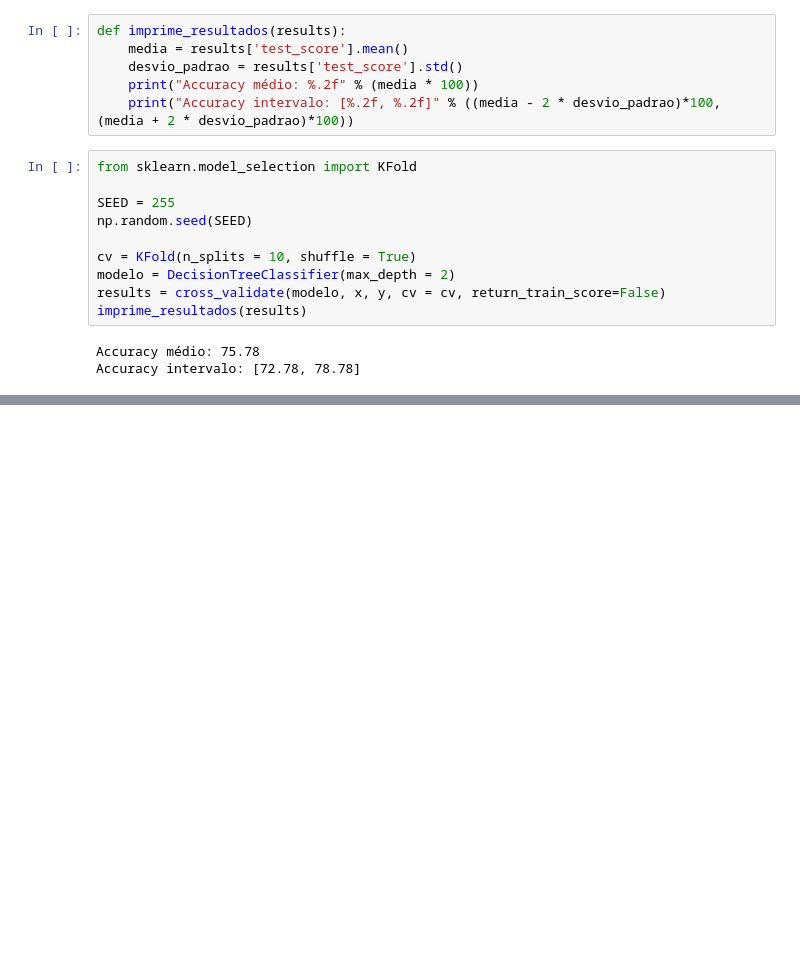
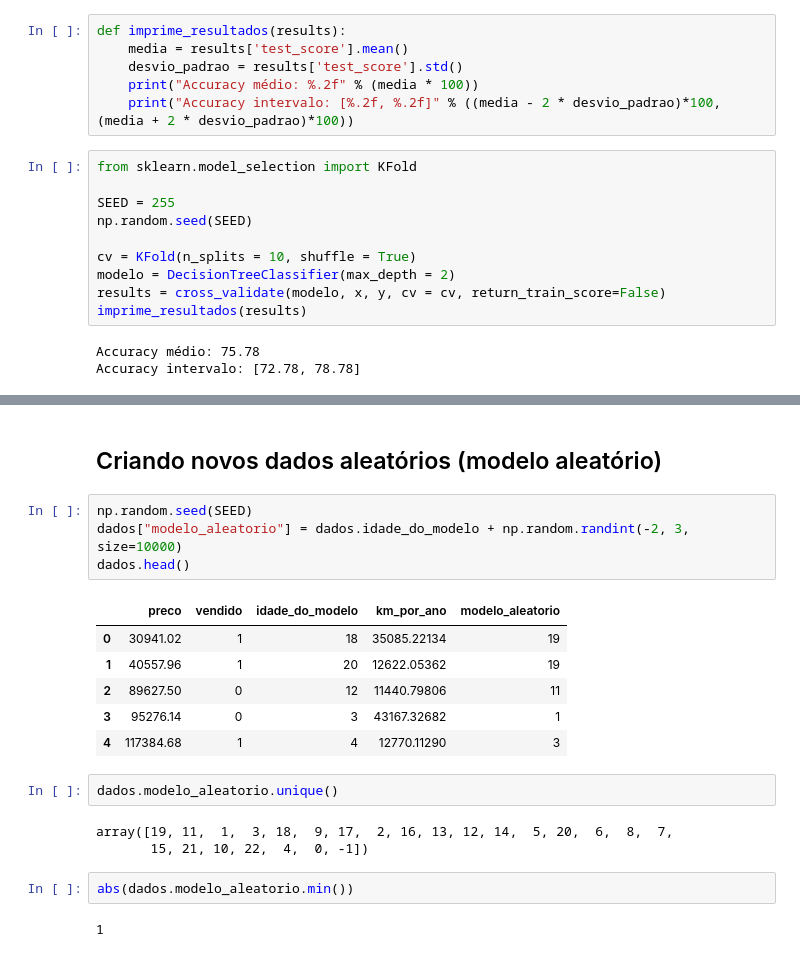
Before and after one commit to angelomaia/alura-cursos, a Jupyter notebook: Formação Machine Learning/Validação_de_modelos.ipynb, the cells around one changed output, grey strips where cells are left out. Saved outputs shown, nothing was run; the diff lists cells and outputs as text; blank space fills up the shorter version.

```diff
--- a/Formação Machine Learning/Validação_de_modelos.ipynb
+++ b/Formação Machine Learning/Validação_de_modelos.ipynb
@@ -121,0 +183,22 @@ Accuracy intervalo: [72.78, 78.78]
+# %% [markdown]
+## Criando novos dados aleatórios (modelo aleatório)
+# %%
+np.random.seed(SEED)
+dados["modelo_aleatorio"] = dados.idade_do_modelo + np.random.randint(-2, 3, size=10000)
+dados.head()
+# %% [output]
+|  | preco | vendido | idade_do_modelo | km_por_ano | modelo_aleatorio |
+| 0 | 30941.02 | 1 | 18 | 35085.22134 | 19 |
+| 1 | 40557.96 | 1 | 20 | 12622.05362 | 19 |
+| 2 | 89627.50 | 0 | 12 | 11440.79806 | 11 |
+| 3 | 95276.14 | 0 | 3 | 43167.32682 | 1 |
+| 4 | 117384.68 | 1 | 4 | 12770.11290 | 3 |
+# %%
+dados.modelo_aleatorio.unique()
+# %% [output]
+array([19, 11,  1,  3, 18,  9, 17,  2, 16, 13, 12, 14,  5, 20,  6,  8,  7,
+       15, 21, 10, 22,  4,  0, -1])
+# %%
+abs(dados.modelo_aleatorio.min())
+# %% [output]
+1
```
Also changed, not shown: parts of 19 cells of this notebook.
